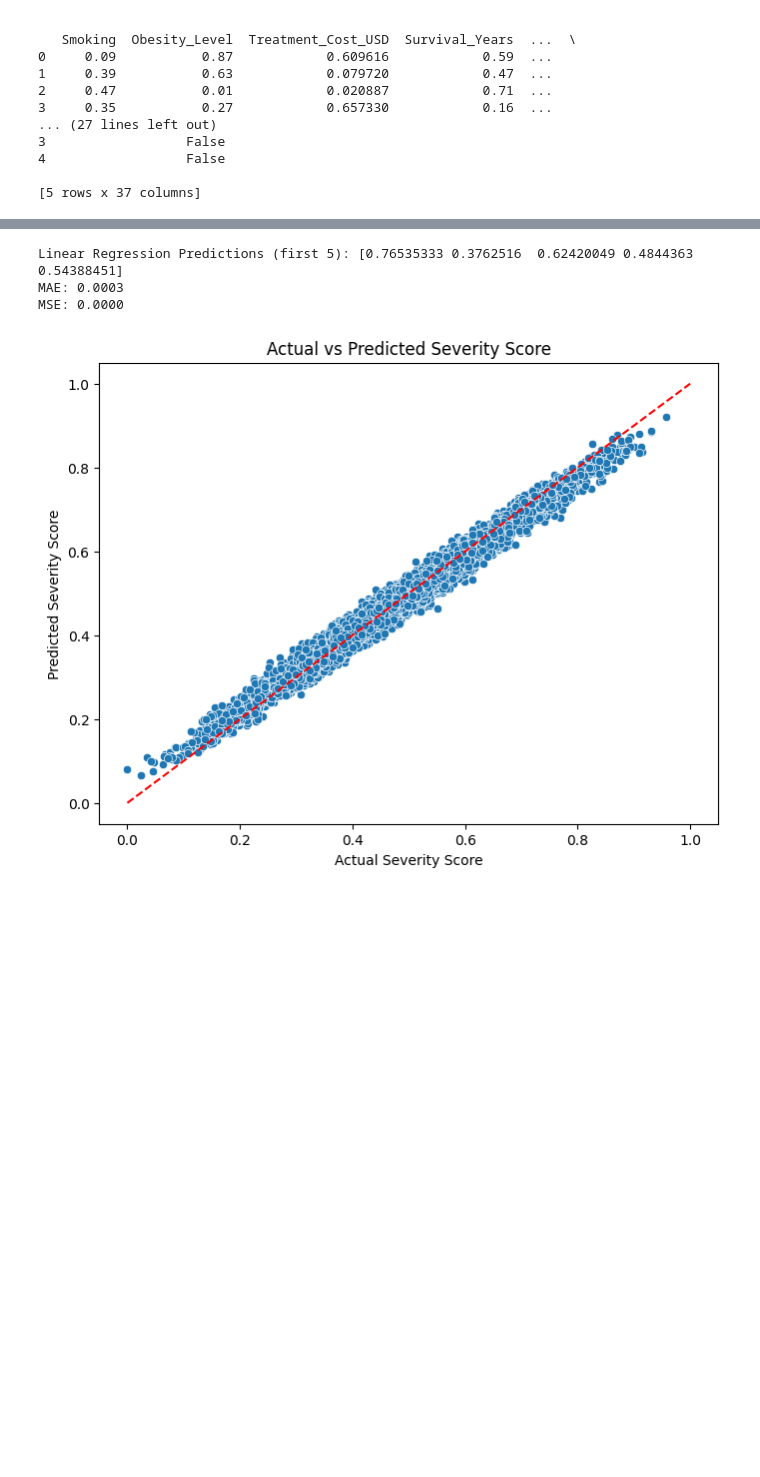
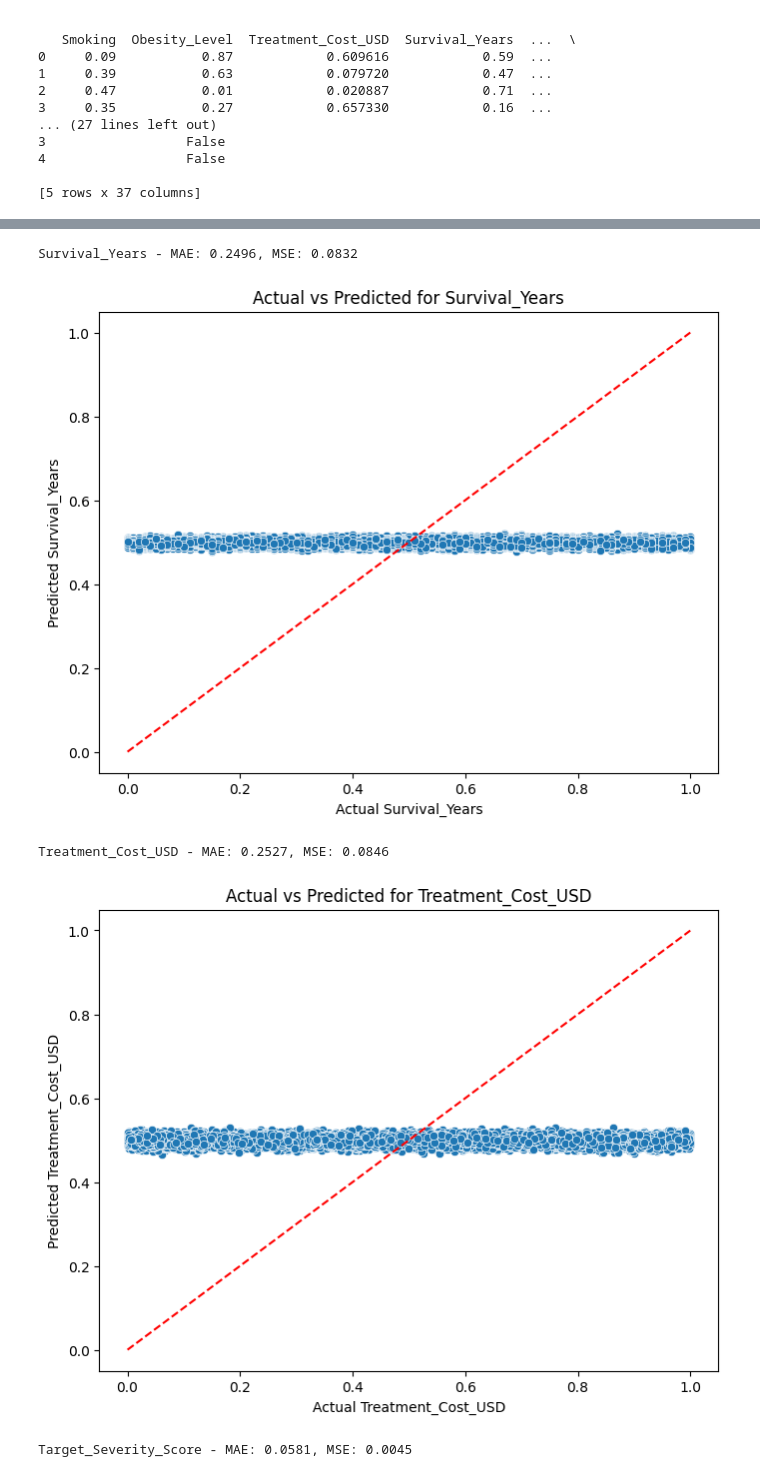
Before and after one commit to zinab4/LogisticRegression, a Jupyter notebook: Untitled62.ipynb, the cells around one changed output, grey strips where cells are left out. Saved outputs shown, nothing was run; the diff lists cells and outputs as text; code cells hidden in the pictures; blank space fills up the shorter version.

```diff
--- a/Untitled62.ipynb
+++ b/Untitled62.ipynb
@@ -114,0 +201,5 @@ def build_model():
+# %%
+for name, hist in history_results.items():
+    best_val_loss = min(hist["val_loss"])
+    best_epoch = hist["val_loss"].index(best_val_loss) + 1  # +1 if epochs start from 1
+    print(f'{name} - Best val loss: {best_val_loss:.4f} at epoch {best_epoch}')
@@ -311,6 +401,0 @@ plt.show()
-# %%
-
-for name, loss in history_dict.items():
-    print(f"Loss values for {name}:")
-    print(loss)
-    print()
@@ -359,28 +445,36 @@ plt.show()
 # %%
+from sklearn.linear_model import LinearRegression
+from sklearn.metrics import mean_absolute_error, mean_squared_error
+import matplotlib.pyplot as plt
+import seaborn as sns
 
 lr = LinearRegression()
 lr.fit(X_train_scaled, y_train)
-
 lr_pred = lr.predict(X_test_scaled)
 
-mae = mean_absolute_error(y_test, lr_pred)
-mse = mean_squared_error(y_test, lr_pred)
+targets = y_test.columns
 
+for i, target in enumerate(targets):
+    actual = y_test[target]
+    pred = lr_pred[:, i]
 
-print("Linear Regression Predictions (first 5):", lr_pred[:5])
-print(f"MAE: {mae:.4f}")
-print(f"MSE: {mse:.4f}")
+    mae = mean_absolute_error(actual, pred)
+    mse = mean_squared_error(actual, pred)
 
-# Plotting Actual vs Predicted
-plt.figure(figsize=(8, 6))
-sns.scatterplot(x=y_test, y=y_pred)
-plt.xlabel("Actual Severity Score")
-plt.ylabel("Predicted Severity Score")
-plt.title("Actual vs Predicted Severity Score")
-plt.plot([y.min(), y.max()], [y.min(), y.max()], 'r--')
-plt.show()
+    print(f"{target} - MAE: {mae:.4f}, MSE: {mse:.4f}")
+
+    plt.figure(figsize=(8, 6))
+    sns.scatterplot(x=actual, y=pred)
+    plt.xlabel(f"Actual {target}")
+    plt.ylabel(f"Predicted {target}")
+    plt.title(f"Actual vs Predicted for {target}")
+    min_val = min(actual.min(), pred.min())
+    max_val = max(actual.max(), pred.max())
+    plt.plot([min_val, max_val], [min_val, max_val], 'r--')
+    plt.show()
 # %% [output]
-Linear Regression Predictions (first 5): [0.76535333 0.3762516  0.62420049 0.4844363  0.54388451]
-MAE: 0.0003
-MSE: 0.0000
+Survival_Years - MAE: 0.2496, MSE: 0.0832
-[figure, old version]
+[figure, new version]
+Treatment_Cost_USD - MAE: 0.2527, MSE: 0.0846
+[figure, added]
+Target_Severity_Score - MAE: 0.0581, MSE: 0.0045
```
Also changed, not shown: parts of 16 cells of this notebook.
